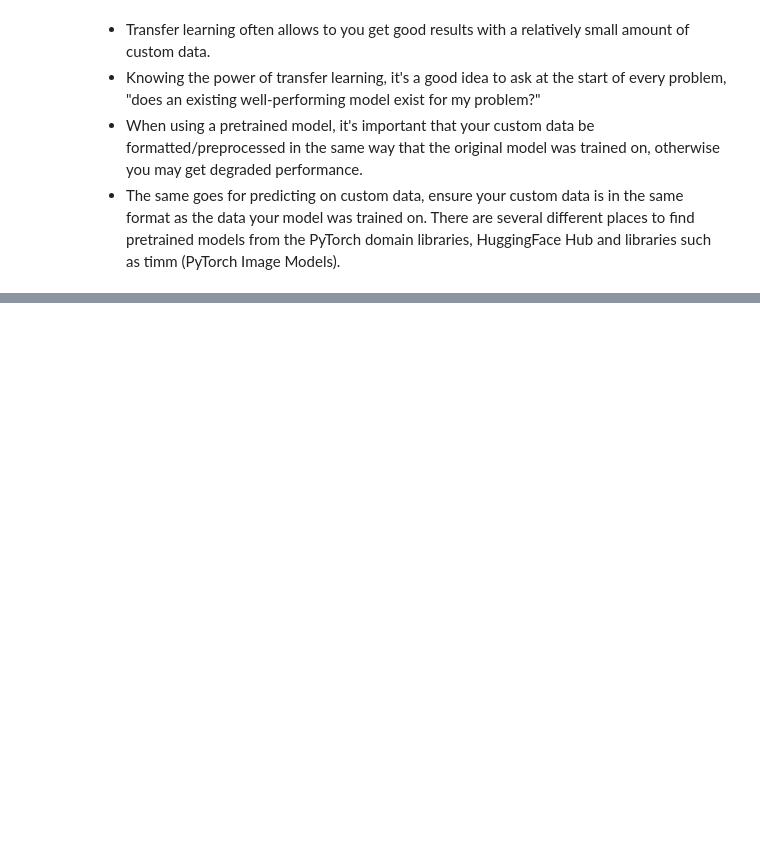
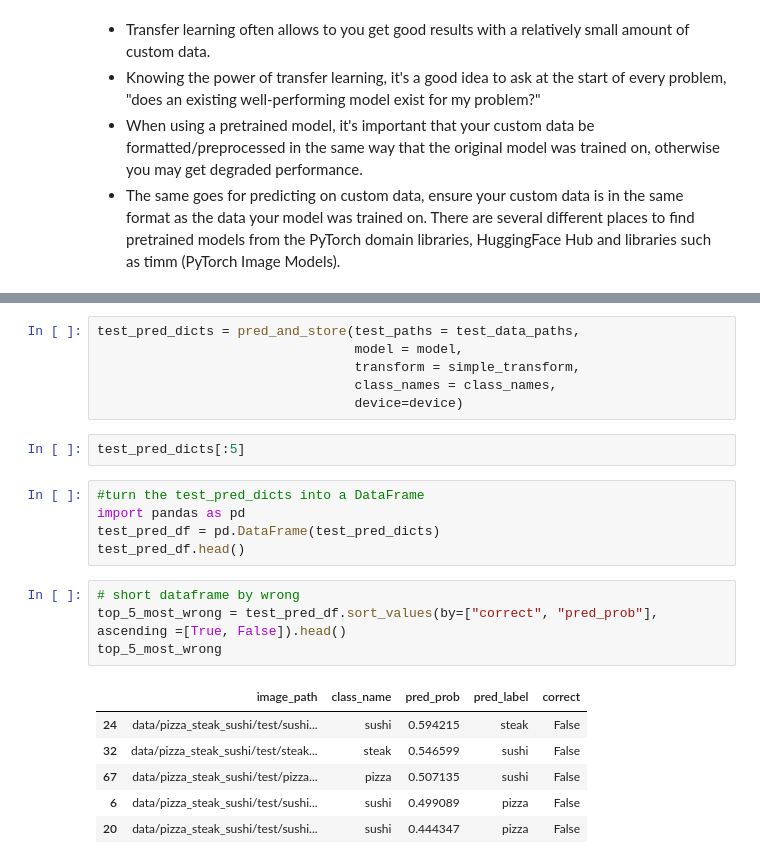
Before and after one commit to zim10/Deep-learning-using-pytorch, a Jupyter notebook: transfer_learning.ipynb, the cells around one changed output, grey strips where cells are left out. Saved outputs shown, nothing was run; the diff lists cells and outputs as text; blank space fills up the shorter version.

```diff
--- a/transfer_learning.ipynb
+++ b/transfer_learning.ipynb
@@ -324,0 +469,24 @@ There are several different places to find pretrained models from the PyTorch do
+# %%
+test_pred_dicts = pred_and_store(test_paths = test_data_paths,
+                                 model = model,
+                                 transform = simple_transform,
+                                 class_names = class_names,
+                                 device=device)
+# %%
+test_pred_dicts[:5]
+# %%
+#turn the test_pred_dicts into a DataFrame
+import pandas as pd
+test_pred_df = pd.DataFrame(test_pred_dicts)
+test_pred_df.head()
+# %%
+# short dataframe by wrong
+top_5_most_wrong = test_pred_df.sort_values(by=["correct", "pred_prob"], ascending =[True, False]).head()
+top_5_most_wrong
+# %% [output]
+|  | image_path | class_name | pred_prob | pred_label | correct |
+| 24 | data/pizza_steak_sushi/test/sushi... | sushi | 0.594215 | steak | False |
+| 32 | data/pizza_steak_sushi/test/steak... | steak | 0.546599 | sushi | False |
+| 67 | data/pizza_steak_sushi/test/pizza... | pizza | 0.507135 | sushi | False |
+| 6 | data/pizza_steak_sushi/test/sushi... | sushi | 0.499089 | pizza | False |
+| 20 | data/pizza_steak_sushi/test/sushi... | sushi | 0.444347 | pizza | False |
```
Also changed, not shown: parts of 21 cells of this notebook.
